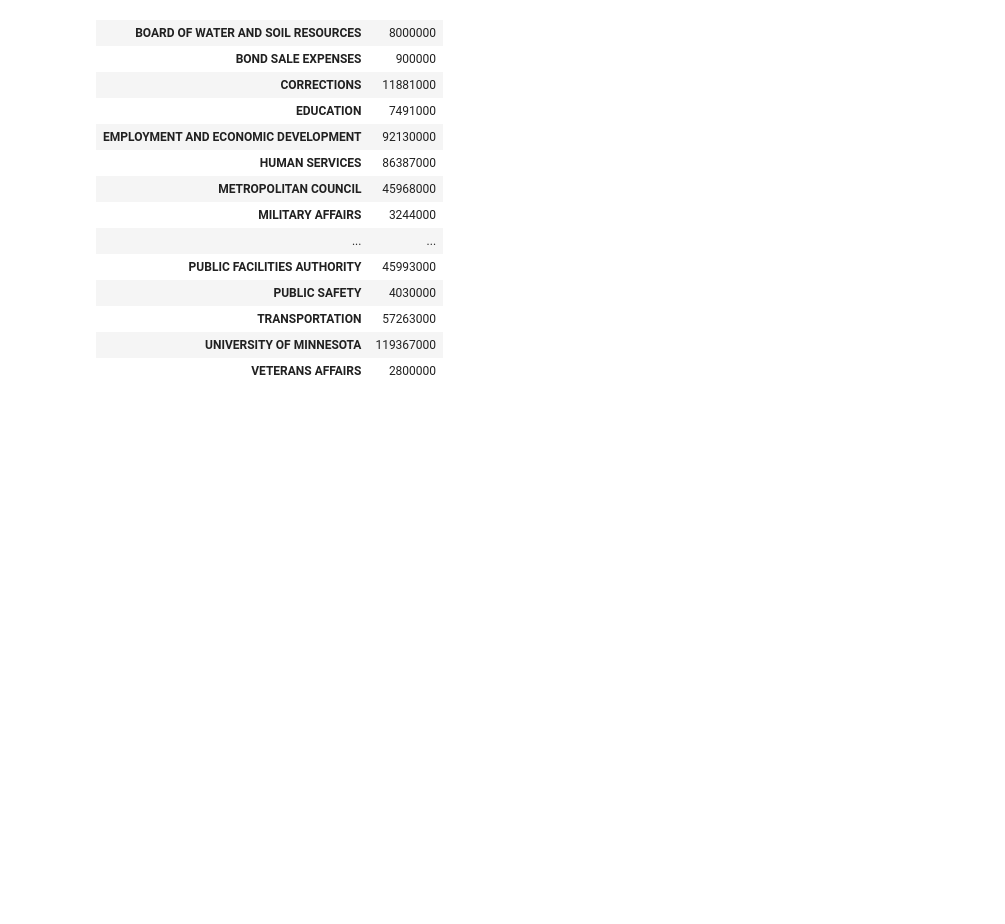
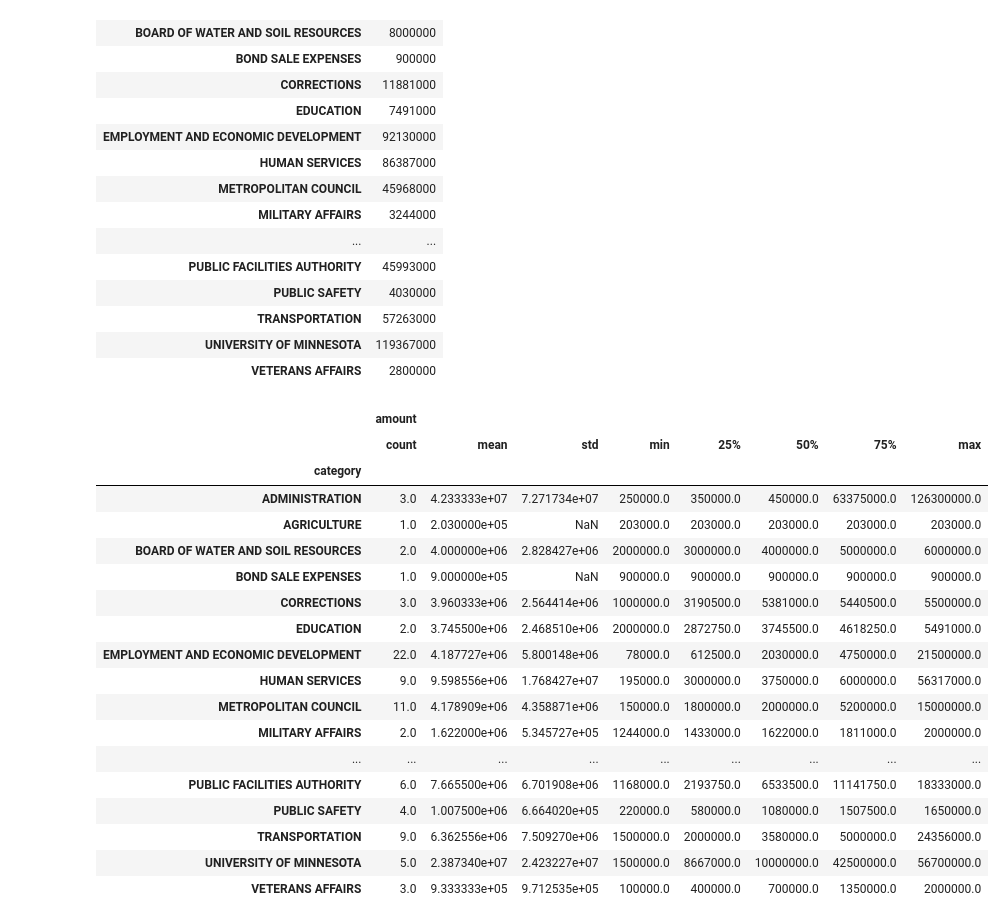
Before and after one commit to codefupanda/rendezvous_with_ml, a Jupyter notebook: week_01_the_basics/day03_pandas_continued.ipynb, the cells around one changed output. Cells and saved outputs as stored; diff of their text form; code cells hidden in the pictures; blank space fills up the shorter version.

```diff
--- a/week_01_the_basics/day03_pandas_continued.ipynb
+++ b/week_01_the_basics/day03_pandas_continued.ipynb
@@ -40,3 +60,6 @@ data.describe()
+# %%
+# We do not want the details
+data.drop("detail", axis = 1, inplace=True)
 # %%
 data.groupby("category").sum()
 # %% [output]
@@ -58,3 +81,25 @@ data.groupby("category").sum()
 | TRANSPORTATION | 57263000 |
 | UNIVERSITY OF MINNESOTA | 119367000 |
 | VETERANS AFFAIRS | 2800000 |
+# %%
+data.groupby("category").describe()
+# %% [output]
+|  | amount |  |  |  |  |  |  |  |
+|  | count | mean | std | min | 25% | 50% | 75% | max |
+| category |  |  |  |  |  |  |  |  |
+| ADMINISTRATION | 3.0 | 4.233333e+07 | 7.271734e+07 | 250000.0 | 350000.0 | 450000.0 | 63375000.0 | 126300000.0 |
+| AGRICULTURE | 1.0 | 2.030000e+05 | NaN | 203000.0 | 203000.0 | 203000.0 | 203000.0 | 203000.0 |
+| BOARD OF WATER AND SOIL RESOURCES | 2.0 | 4.000000e+06 | 2.828427e+06 | 2000000.0 | 3000000.0 | 4000000.0 | 5000000.0 | 6000000.0 |
+| BOND SALE EXPENSES | 1.0 | 9.000000e+05 | NaN | 900000.0 | 900000.0 | 900000.0 | 900000.0 | 900000.0 |
+| CORRECTIONS | 3.0 | 3.960333e+06 | 2.564414e+06 | 1000000.0 | 3190500.0 | 5381000.0 | 5440500.0 | 5500000.0 |
+| EDUCATION | 2.0 | 3.745500e+06 | 2.468510e+06 | 2000000.0 | 2872750.0 | 3745500.0 | 4618250.0 | 5491000.0 |
+| EMPLOYMENT AND ECONOMIC DEVELOPMENT | 22.0 | 4.187727e+06 | 5.800148e+06 | 78000.0 | 612500.0 | 2030000.0 | 4750000.0 | 21500000.0 |
+| HUMAN SERVICES | 9.0 | 9.598556e+06 | 1.768427e+07 | 195000.0 | 3000000.0 | 3750000.0 | 6000000.0 | 56317000.0 |
+| METROPOLITAN COUNCIL | 11.0 | 4.178909e+06 | 4.358871e+06 | 150000.0 | 1800000.0 | 2000000.0 | 5200000.0 | 15000000.0 |
+| MILITARY AFFAIRS | 2.0 | 1.622000e+06 | 5.345727e+05 | 1244000.0 | 1433000.0 | 1622000.0 | 1811000.0 | 2000000.0 |
+| ... | ... | ... | ... | ... | ... | ... | ... | ... |
+| PUBLIC FACILITIES AUTHORITY | 6.0 | 7.665500e+06 | 6.701908e+06 | 1168000.0 | 2193750.0 | 6533500.0 | 11141750.0 | 18333000.0 |
+| PUBLIC SAFETY | 4.0 | 1.007500e+06 | 6.664020e+05 | 220000.0 | 580000.0 | 1080000.0 | 1507500.0 | 1650000.0 |
+| TRANSPORTATION | 9.0 | 6.362556e+06 | 7.509270e+06 | 1500000.0 | 2000000.0 | 3580000.0 | 5000000.0 | 24356000.0 |
+| UNIVERSITY OF MINNESOTA | 5.0 | 2.387340e+07 | 2.423227e+07 | 1500000.0 | 8667000.0 | 10000000.0 | 42500000.0 | 56700000.0 |
+| VETERANS AFFAIRS | 3.0 | 9.333333e+05 | 9.712535e+05 | 100000.0 | 400000.0 | 700000.0 | 1350000.0 | 2000000.0 |
```
Also changed, not shown: parts of 32 cells of this notebook, 1 other file.
